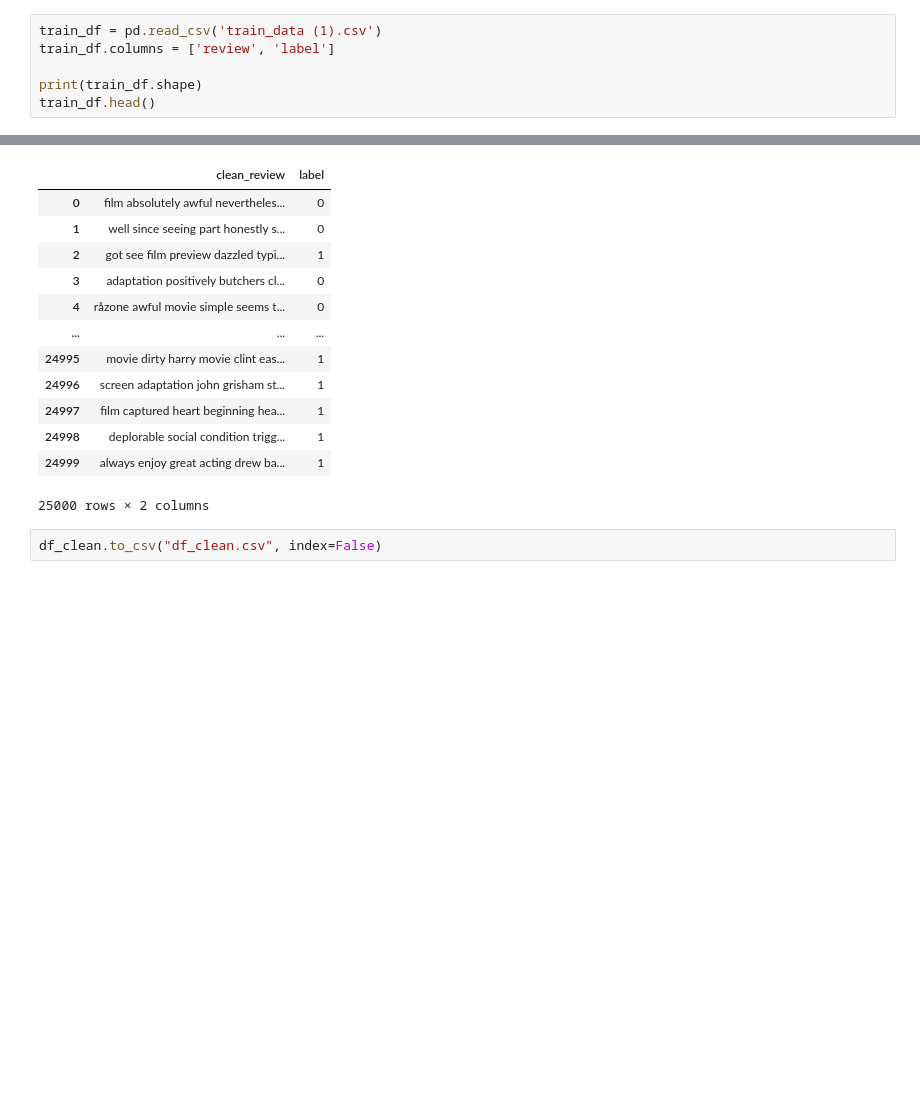
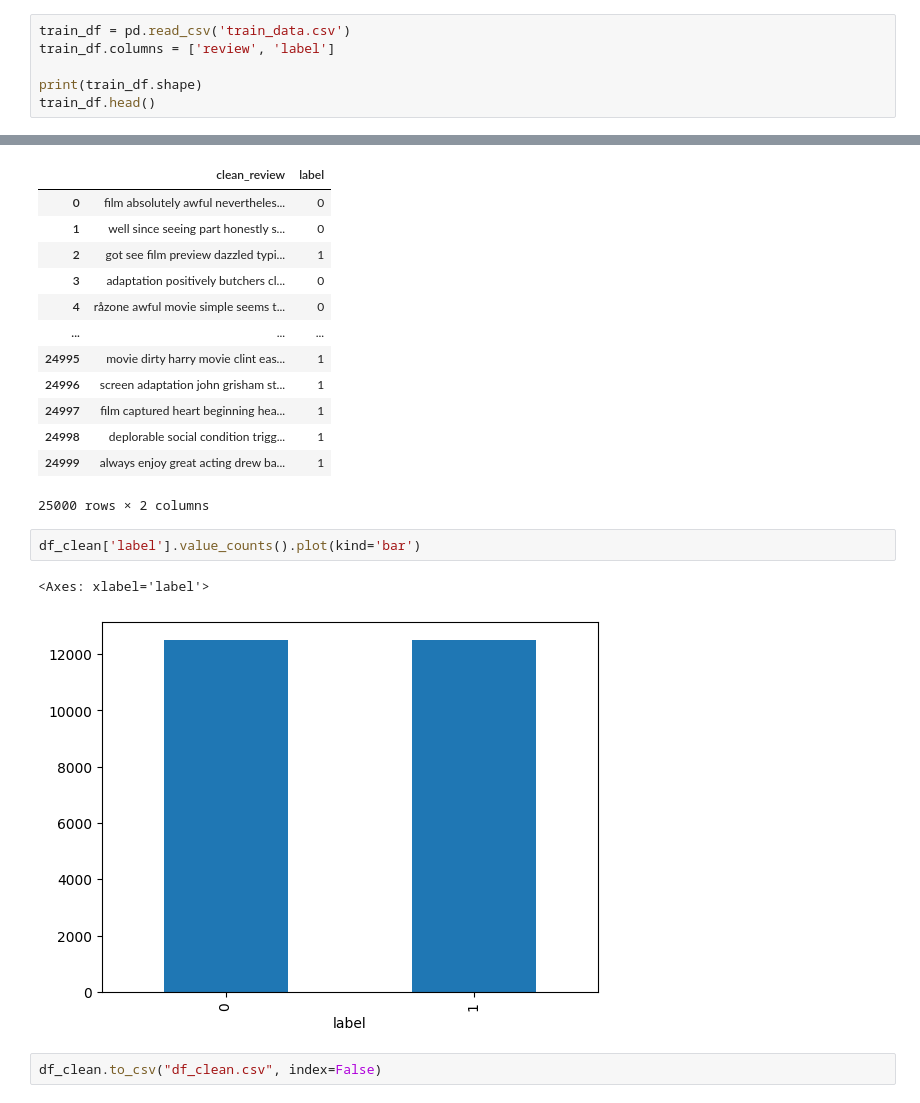
Before and after one commit to rifatBro12/Backbencher_Studio_Task, a Jupyter notebook: movie_review.ipynb, the cells around one changed output, grey strips where cells are left out. Saved outputs shown, nothing was run; the diff lists cells and outputs as text; blank space fills up the shorter version.

```diff
--- a/movie_review.ipynb
+++ b/movie_review.ipynb
@@ -4,7 +4,7 @@ from sklearn.model_selection import train_test_split
 from sklearn.feature_extraction.text import TfidfVectorizer
 import string
 # %%
-train_df = pd.read_csv('train_data (1).csv')
+train_df = pd.read_csv('train_data.csv')
 train_df.columns = ['review', 'label']
 
 print(train_df.shape)
@@ -68,6 +68,11 @@ df_clean
 | 24998 | deplorable social condition trigg... | 1 |
 | 24999 | always enjoy great acting drew ba... | 1 |
 25000 rows × 2 columns
+# %%
+df_clean['label'].value_counts().plot(kind='bar')
+# %% [output]
+<Axes: xlabel='label'>
+[figure, added]
 # %%
 df_clean.to_csv("df_clean.csv", index=False)
 # %%
```
Also changed, not shown: parts of 1 cell of this notebook.
